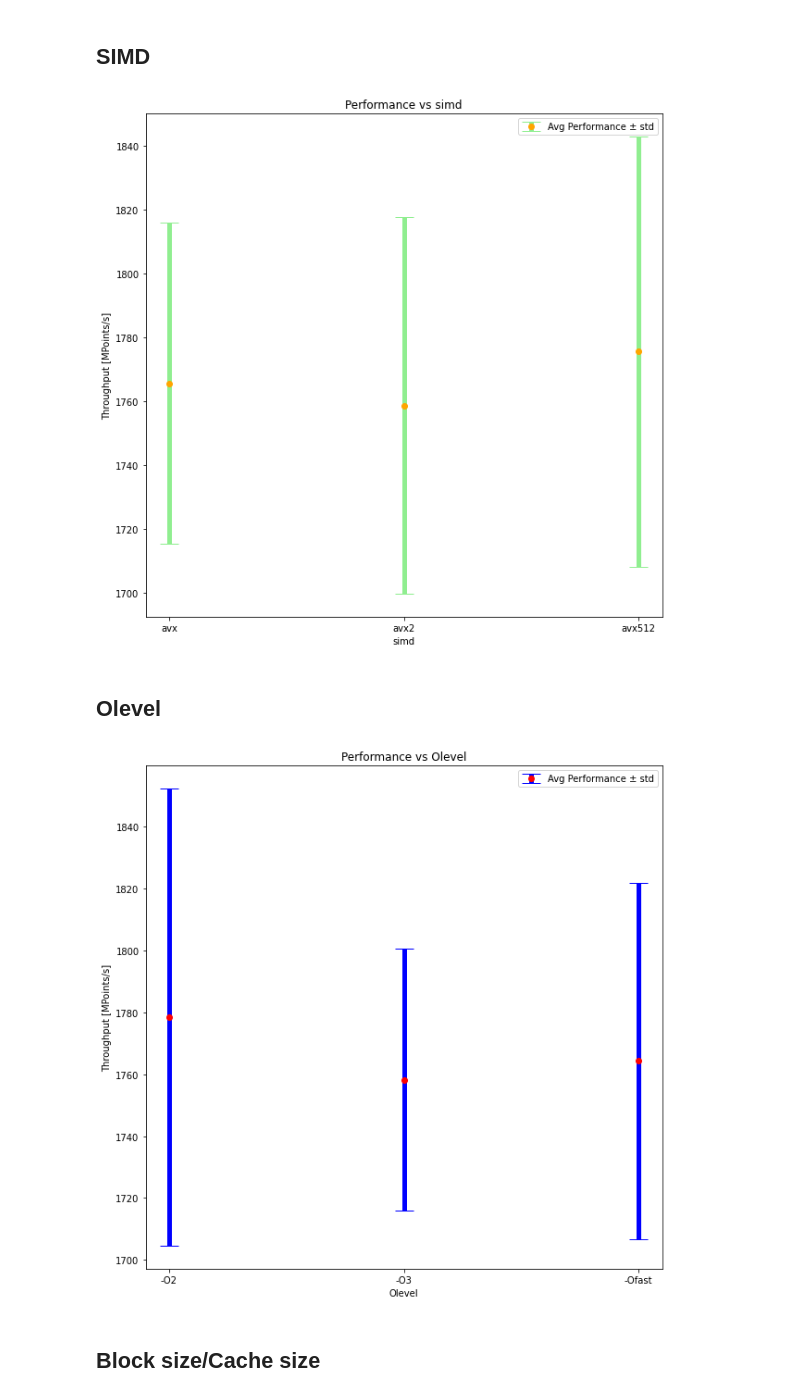
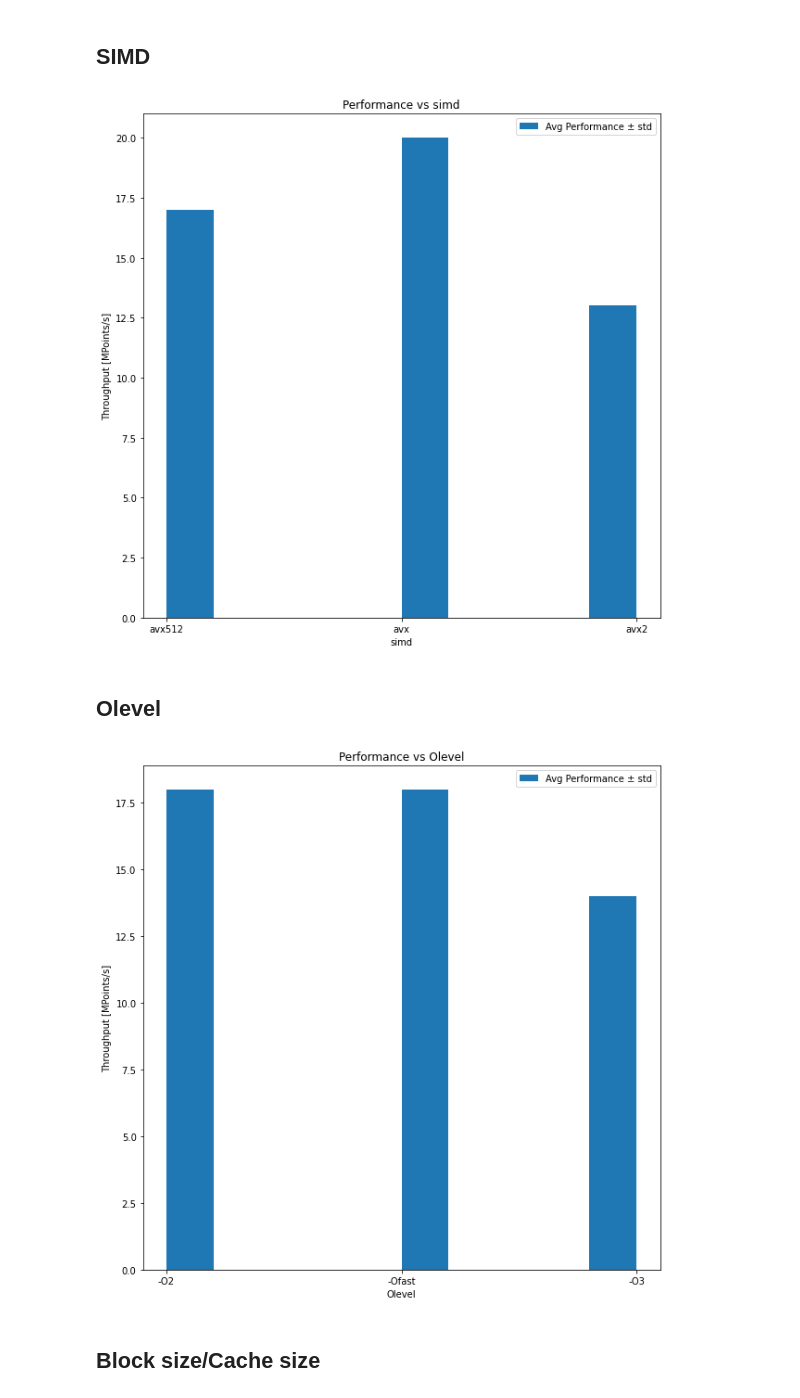
Before and after one commit to pommelow/Ant_colony, a Jupyter notebook: branchbound_analysis.ipynb, the cells around one changed output. Drawn from its saved outputs; the diff is of its cells as text; code cells hidden in the pictures.

```diff
--- a/branchbound_analysis.ipynb
+++ b/branchbound_analysis.ipynb
@@ -213,8 +233,9 @@ fig_ratioall.savefig(filename_ratioall, dpi=100)
 ## SIMD
 # %%
 fig_simd = plt.figure(figsize= (10,10))
-plt.errorbar(df_simd['simd'], df_simd['mean'], yerr= df_simd['std'], fmt = 'o',color = 'orange',
-            ecolor = 'lightgreen', elinewidth = 5, capsize=10)
+# plt.errorbar(df_simd['simd'], df_simd['mean'], yerr= df_simd['std'], fmt = 'o',color = 'orange',
+#             ecolor = 'lightgreen', elinewidth = 5, capsize=10)
+plt.hist(df_mult['simd'].head(50))
 plt.xlabel('simd')
 plt.ylabel('Throughput [MPoints/s]')
 plt.title('Performance vs simd')
@@ -223,7 +244,7 @@ plt.legend(['Avg Performance ± std'])
 counter = 0
 filename_simd = "./Plots/Plot_Performance_simd_{}.png"
 # %% [output]
-[figure, old version]
+[figure, new version]
 # %%
 while os.path.isfile(filename_simd.format(counter)):
     counter += 1
@@ -233,17 +254,18 @@ fig_simd.savefig(filename_simd, dpi=100)
 ## Olevel
 # %%
 fig_olevel = plt.figure(figsize= (10,10))
-plt.errorbar(df_olevel['Olevel'], df_olevel['mean'], yerr= df_olevel['std'], fmt = 'o',color = 'red',
-            ecolor = 'blue', elinewidth = 5, capsize=10)
+# plt.errorbar(df_olevel['Olevel'], df_olevel['mean'], yerr= df_olevel['std'], fmt = 'o',color = 'red',
+#             ecolor = 'blue', elinewidth = 5, capsize=10)
+plt.hist(df_mult['Olevel'].head(50))
 plt.xlabel('Olevel')
 plt.ylabel('Throughput [MPoints/s]')
 plt.title('Performance vs Olevel')
 plt.legend(['Avg Performance ± std'])
 
 counter = 0
 filename_olevel = "./Plots/Plot_Performance_Olevel_{}.png"
 # %% [output]
-[figure, old version]
+[figure, new version]
 # %%
 while os.path.isfile(filename_olevel.format(counter)):
     counter += 1
```
Also changed, not shown: parts of 16 cells of this notebook, 1 other file.
